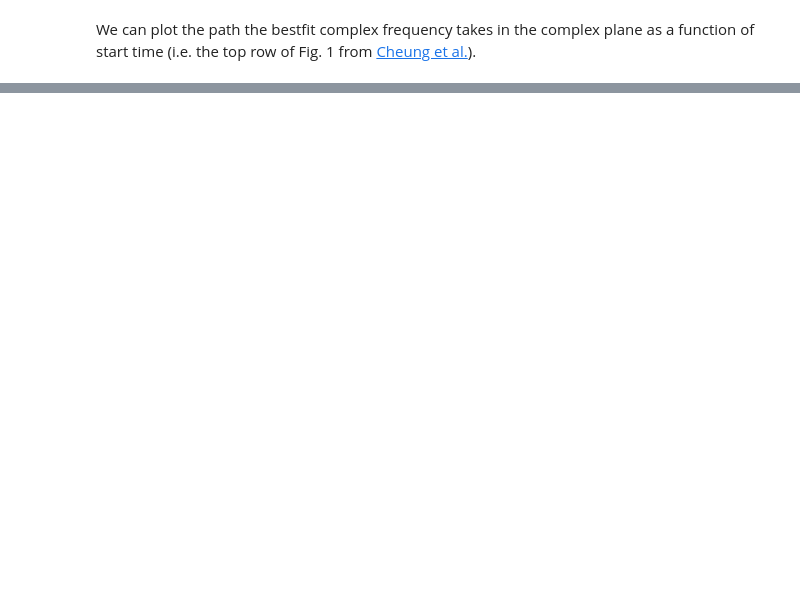
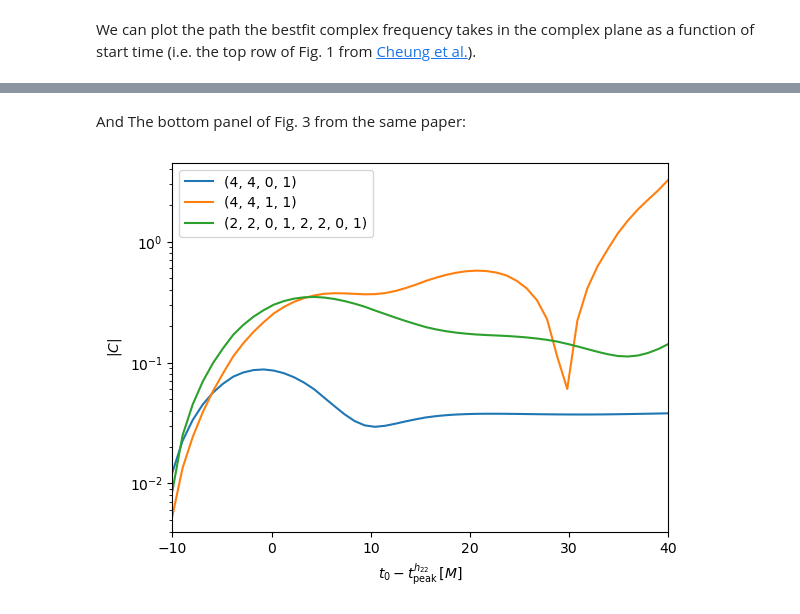
Before and after one commit to eliotfinch/qnmfits, a Jupyter notebook: examples/quadratic_qnms/quadratic_qnms.ipynb, the cells around one changed output, grey strips where cells are left out. Drawn from its saved outputs; the diff is of its cells as text; code cells hidden in the pictures; blank space fills up the shorter version.

```diff
--- a/examples/quadratic_qnms/quadratic_qnms.ipynb
+++ b/examples/quadratic_qnms/quadratic_qnms.ipynb
@@ -300,0 +326,36 @@ _ = ax.set_ylabel('$\mathrm{Im}[\omega_\mathrm{bestfit}]$')
+# %% [markdown]
+And The bottom panel of Fig. 3 from the same paper:
+# %%
+t0_array = np.linspace(-10, 40)
+modes=[(4,4,0,1),(4,4,1,1),(2,2,0,1,2,2,0,1)]
+
+amp_dict = {mode: [] for mode in modes}
+
+for t0 in t0_array:
+    bf = qnmfits.ringdown_fit(sim_CCE.times, sim_CCE.h[4,4], modes=modes, Mf=sim.Mf, chif=sim.chif_mag, t0=t0)
+    for i, mode in enumerate(modes):
+        amp_dict[mode].append(bf['C'][i])
+
+freq_dict = {
+    (4,4,0,1): qnmfits.qnm.omega(4,4,0,1,sim.chif_mag,sim.Mf),
+    (4,4,1,1): qnmfits.qnm.omega(4,4,1,1,sim.chif_mag,sim.Mf),
+    (2,2,0,1,2,2,0,1): 2*qnmfits.qnm.omega(2,2,0,1,sim.chif_mag,sim.Mf)
+}
+
+for mode in modes:
+    amp_dict[mode] = np.array(amp_dict[mode])*np.exp(1j*freq_dict[mode]*t0_array)
+
+fig, ax = plt.subplots()
+ax.set_yscale('log')
+
+for mode in modes:
+    ax.plot(t0_array, abs(amp_dict[mode]), label=str(mode))
+
+ax.set_xlim(t0_array[0], t0_array[-1])
+
+ax.set_xlabel('$t_0 - t_\mathrm{peak}^{h_{22}}\, [M]$')
+ax.set_ylabel('$|C|$')
+
+_ = ax.legend()
+# %% [output]
+[figure, added]
```
Also changed, not shown: parts of 7 cells of this notebook, 1 other file.
